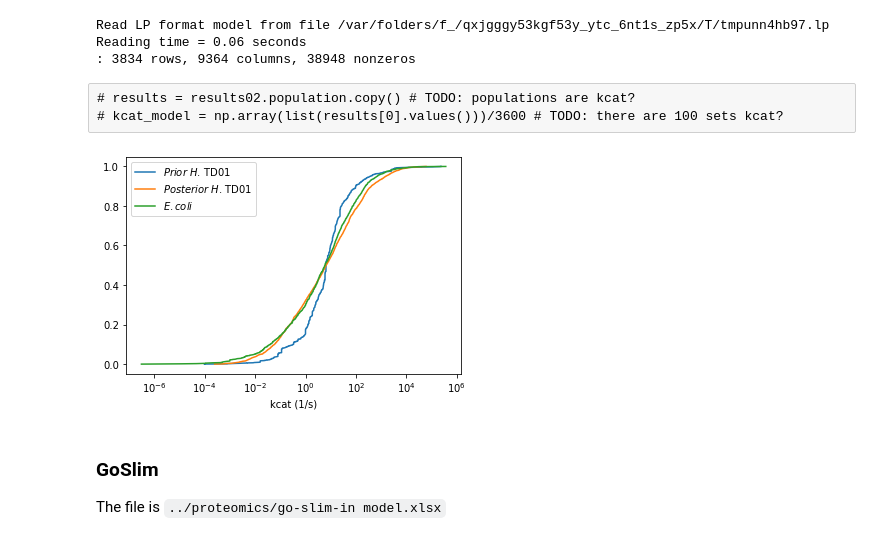
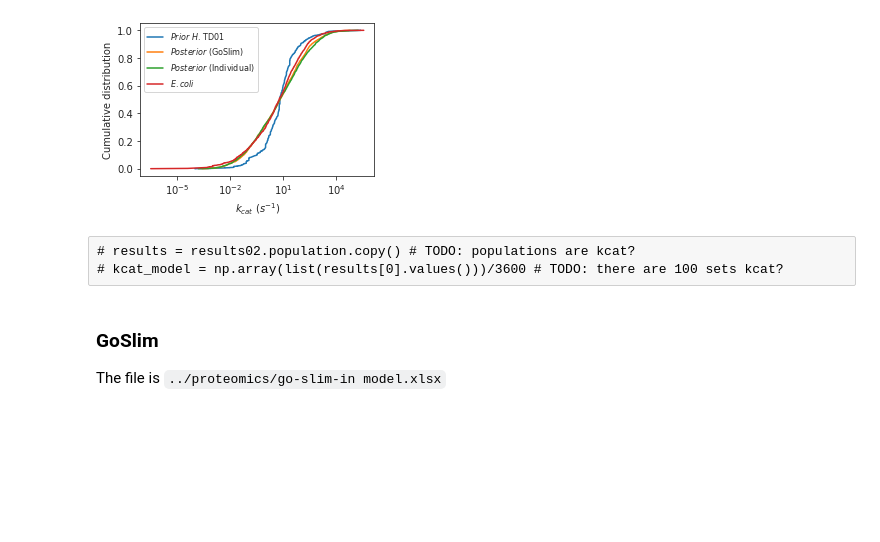
Before and after one commit to SysBioChalmers/Halo-GEM, a Jupyter notebook: ComplementaryScripts/EnzymeConstrainedModelRecon/Scripts/enzyme_distributions.ipynb, the cells around one changed output. Cells and saved outputs as stored; diff of their text form; code cells hidden in the pictures; blank space fills up the shorter version.

```diff
--- a/ComplementaryScripts/EnzymeConstrainedModelRecon/Scripts/enzyme_distributions.ipynb
+++ b/ComplementaryScripts/EnzymeConstrainedModelRecon/Scripts/enzyme_distributions.ipynb
@@ -12,2 +56,21 @@ from curate_kcat_light_goslim_asc_step02 import *
+# %%
+def do_plot_compare_to_ecoli(X02,Y02, X03, Y03, X_model_prior, Y_model_prior):
+    plt.figure(figsize=(4.2,2.8))
+
+    plt.plot(X_model_prior  , Y_model_prior  ,label = '$Prior$ $H$. TD01')
+    plt.plot(X02, Y02,label = '$Posterior$ (GoSlim)') #
+    plt.plot(X03, Y03,label = '$Posterior$ (Individual)') #
+    plt.plot(X_ecoli, Y_ecoli,label = '$E. coli$')
+
+    #plt.plot(X_all  , Y_all  ,label = 'All')
+
+    plt.xscale('log')
+    plt.legend(loc=0,fontsize=8)
+    plt.xlabel('$k_{cat}$ ($s^{-1}$)')
+    plt.ylabel('Cumulative distribution')
+    #plt.tight_layout()
+    plt.savefig('../figures/prior_post_kcat_aculative_ecoli.pdf',bbox_inches='tight')
+    plt.show()
+    plt.close()
 # %%
 results02 = pickle.load(open('../Results/smc_abc_light_step_02.pkl','rb'))
@@ -22,11 +82,0 @@ kcat_model = [10**item/3600 for item in  kcat_model] # convert it to 1/s
-# %%
-# load prior, do not use results.prior, as it was not the real prior. forgot to use .copy in the very begining
-model_one_pool_file = '../Results/template_ecModel_one_pool.pkl'
-tmp_ecmodel = pickle.load(open(model_one_pool_file,'rb'))
-df_enz_kcat = pd.read_csv('../Results/mapped_kcats_updated_with_ko.csv',index_col=0)
-
-priors = build_priors(tmp_ecmodel,df_enz_kcat)
-# %% [output]
-Read LP format model from file /var/folders/f_/qxjgggy53kgf53y_ytc_6nt1s_zp5x/T/tmpunn4hb97.lp
-Reading time = 0.06 seconds
-: 3834 rows, 9364 columns, 38948 nonzeros
@@ -36,3 +83,9 @@ kcat_model_prior = [10**item/3600 for item in  kcat_model_prior] # convert it to
+# %%
+X02,Y02, X03, Y03, X_model_prior, Y_model_prior = load_post_and_ecoli(results02,results03)
+# %%
+do_plot_compare_to_ecoli(X02,Y02, X03, Y03, X_model_prior, Y_model_prior)
+# %% [output]
+[figure, added]
 # %% [raw]
 # results = results02.population.copy() # TODO: populations are kcat?
 # kcat_model = np.array(list(results[0].values()))/3600 # TODO: there are 100 sets kcat?
@@ -42,33 +94,4 @@ ecoli_kcat = kcatDB[kcatDB[2].str.contains('escherichia coli')][3].values
 #bac_kcat = kcatDB[kcatDB[2].str.contains('bacteria')][3].values
-# %%
-X_model = np.sort(kcat_model)
-Y_model = np.array(range(len(X_model)))/float(len(X_model))
-
-X_model_prior = np.sort(kcat_model_prior)
-Y_model_prior = np.array(range(len(X_model_prior)))/float(len(X_model_prior))
-
-X_ecoli = np.sort(ecoli_kcat)
-Y_ecoli = np.array(range(len(X_ecoli)))/float(len(X_ecoli))
-
-#X_bac = np.sort(bac_kcat)
-#Y_bac = np.array(range(len(X_bac)))/float(len(X_bac))
-
-#X_all = np.sort(kcatDB[3].values)
-#Y_all = np.array(range(len(X_all)))/float(len(X_all))
-
-plt.plot(X_model_prior  , Y_model_prior  ,label = '$Prior$ $H$. TD01')
-plt.plot(X_model, Y_model,label = '$Posterior$ $H$. TD01') #
-plt.plot(X_ecoli, Y_ecoli,label = '$E. coli$')
-
-#plt.plot(X_all  , Y_all  ,label = 'All')
-
-plt.xscale('log')
-plt.legend(loc=0)
-plt.xlabel('kcat (1/s)')
-plt.show()
-plt.close()
-# %% [output]
-[figure, removed]
 # %% [markdown]
 ### GoSlim
 The file is `../proteomics/go-slim-in model.xlsx`
```
Also changed, not shown: parts of 13 cells of this notebook.
